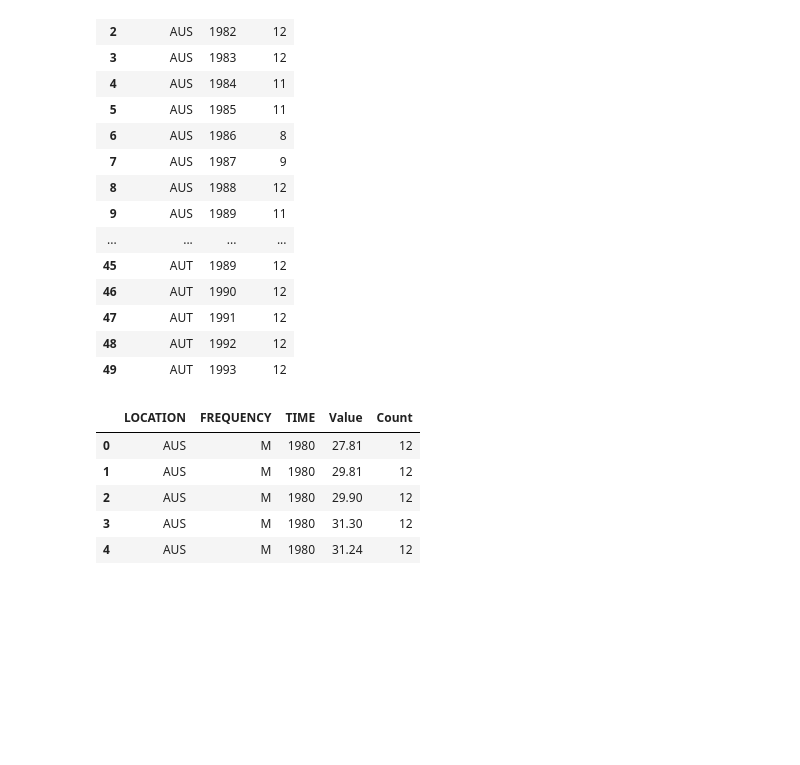
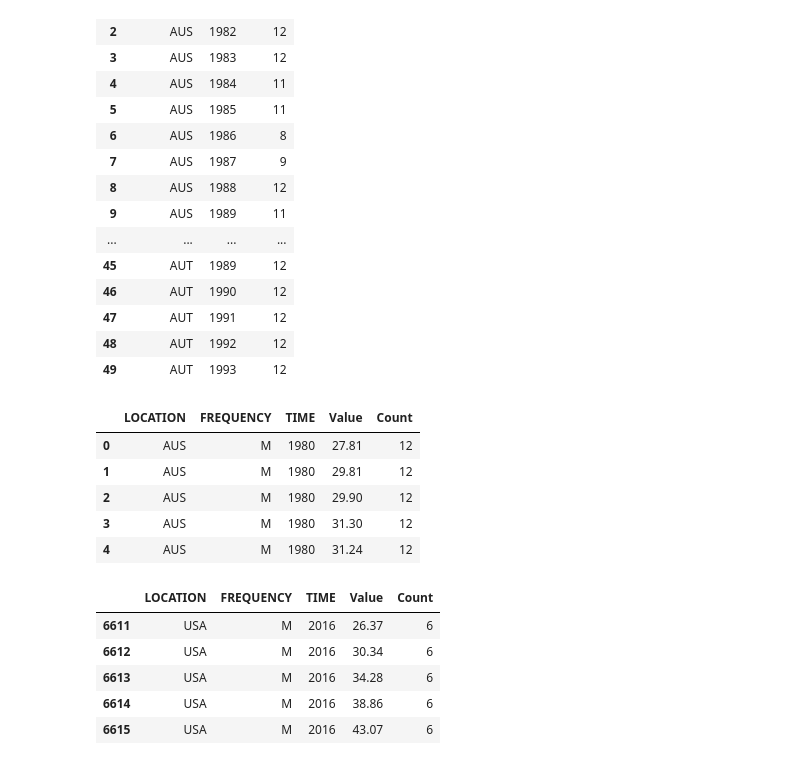
Before and after one commit to sbs23060/Sem2_CA1, a Jupyter notebook: Sem_2_CA_1.ipynb, the cells around one changed output. Drawn from its saved outputs; the diff is of its cells as text; code cells hidden in the pictures; blank space fills up the shorter version.

```diff
--- a/Sem_2_CA_1.ipynb
+++ b/Sem_2_CA_1.ipynb
@@ -271,3 +271,12 @@ oil_prices.head(5) # Checking the merge was successful
 | 2 | AUS | M | 1980 | 29.90 | 12 |
 | 3 | AUS | M | 1980 | 31.30 | 12 |
 | 4 | AUS | M | 1980 | 31.24 | 12 |
+# %%
+oil_prices.tail(5)
+# %% [output]
+|  | LOCATION | FREQUENCY | TIME | Value | Count |
+| 6611 | USA | M | 2016 | 26.37 | 6 |
+| 6612 | USA | M | 2016 | 30.34 | 6 |
+| 6613 | USA | M | 2016 | 34.28 | 6 |
+| 6614 | USA | M | 2016 | 38.86 | 6 |
+| 6615 | USA | M | 2016 | 43.07 | 6 |
```
Also changed, not shown: parts of 8 cells of this notebook.
